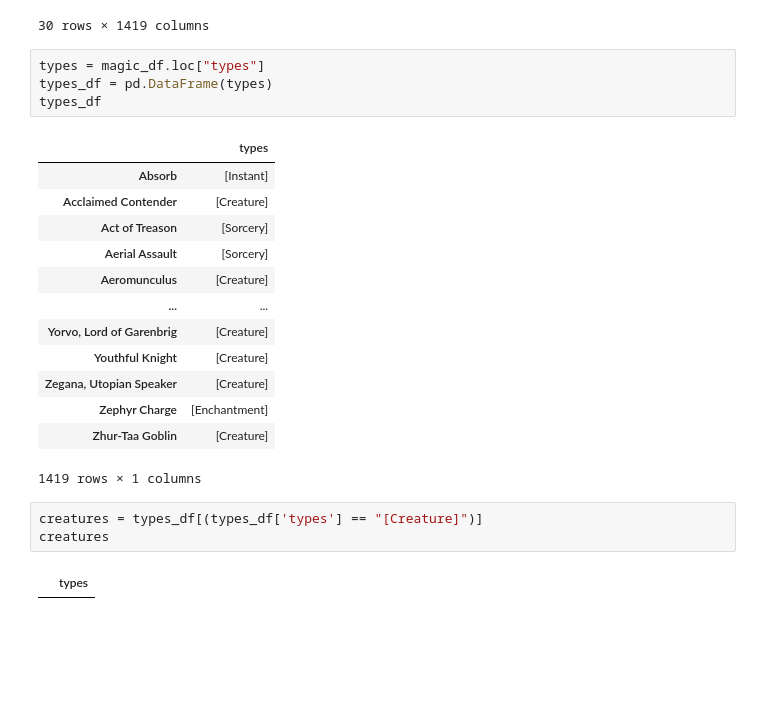
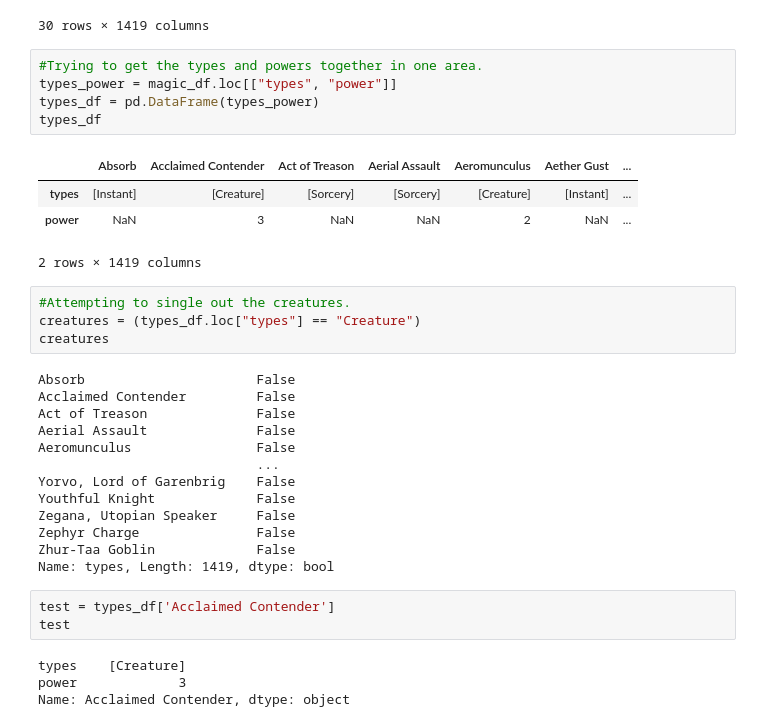
Before and after one commit to HSU-S21-CS232/P02-mc683, a Jupyter notebook: Untitled.ipynb, the cells around one changed output. Cells and saved outputs as stored; diff of their text form; blank space fills up the shorter version.

Commit message:
Messing with finding types and powers.

```diff
--- a/Untitled.ipynb
+++ b/Untitled.ipynb
@@ -26,25 +26,36 @@ magic_df
 | hasNoDeckLimit | NaN | NaN | NaN | NaN | NaN | NaN | ... |
 30 rows × 1419 columns
 # %%
-types = magic_df.loc["types"]
-types_df = pd.DataFrame(types)
+#Trying to get the types and powers together in one area.
+types_power = magic_df.loc[["types", "power"]]
+types_df = pd.DataFrame(types_power)
 types_df
 # %% [output]
-|  | types |
-| Absorb | [Instant] |
-| Acclaimed Contender | [Creature] |
-| Act of Treason | [Sorcery] |
-| Aerial Assault | [Sorcery] |
-| Aeromunculus | [Creature] |
-| ... | ... |
-| Yorvo, Lord of Garenbrig | [Creature] |
-| Youthful Knight | [Creature] |
-| Zegana, Utopian Speaker | [Creature] |
-| Zephyr Charge | [Enchantment] |
-| Zhur-Taa Goblin | [Creature] |
+|  | Absorb | Acclaimed Contender | Act of Treason | Aerial Assault | Aeromunculus | Aether Gust | ... |
+| types | [Instant] | [Creature] | [Sorcery] | [Sorcery] | [Creature] | [Instant] | ... |
+| power | NaN | 3 | NaN | NaN | 2 | NaN | ... |
-1419 rows × 1 columns
+2 rows × 1419 columns
-# %%
-creatures = types_df[(types_df['types'] == "[Creature]")]
-creatures
-# %% [output]
-|  | types |
+# %%
+#Attempting to single out the creatures.
+creatures = (types_df.loc["types"] == "Creature")
+creatures
+# %% [output]
+Absorb                      False
+Acclaimed Contender         False
+Act of Treason              False
+Aerial Assault              False
+Aeromunculus                False
+                            ...
+Yorvo, Lord of Garenbrig    False
+Youthful Knight             False
+Zegana, Utopian Speaker     False
+Zephyr Charge               False
+Zhur-Taa Goblin             False
+Name: types, Length: 1419, dtype: bool
+# %%
+test = types_df['Acclaimed Contender']
+test
+# %% [output]
+types    [Creature]
+power             3
+Name: Acclaimed Contender, dtype: object
```
Also changed, not shown: parts of 1 cell of this notebook.
